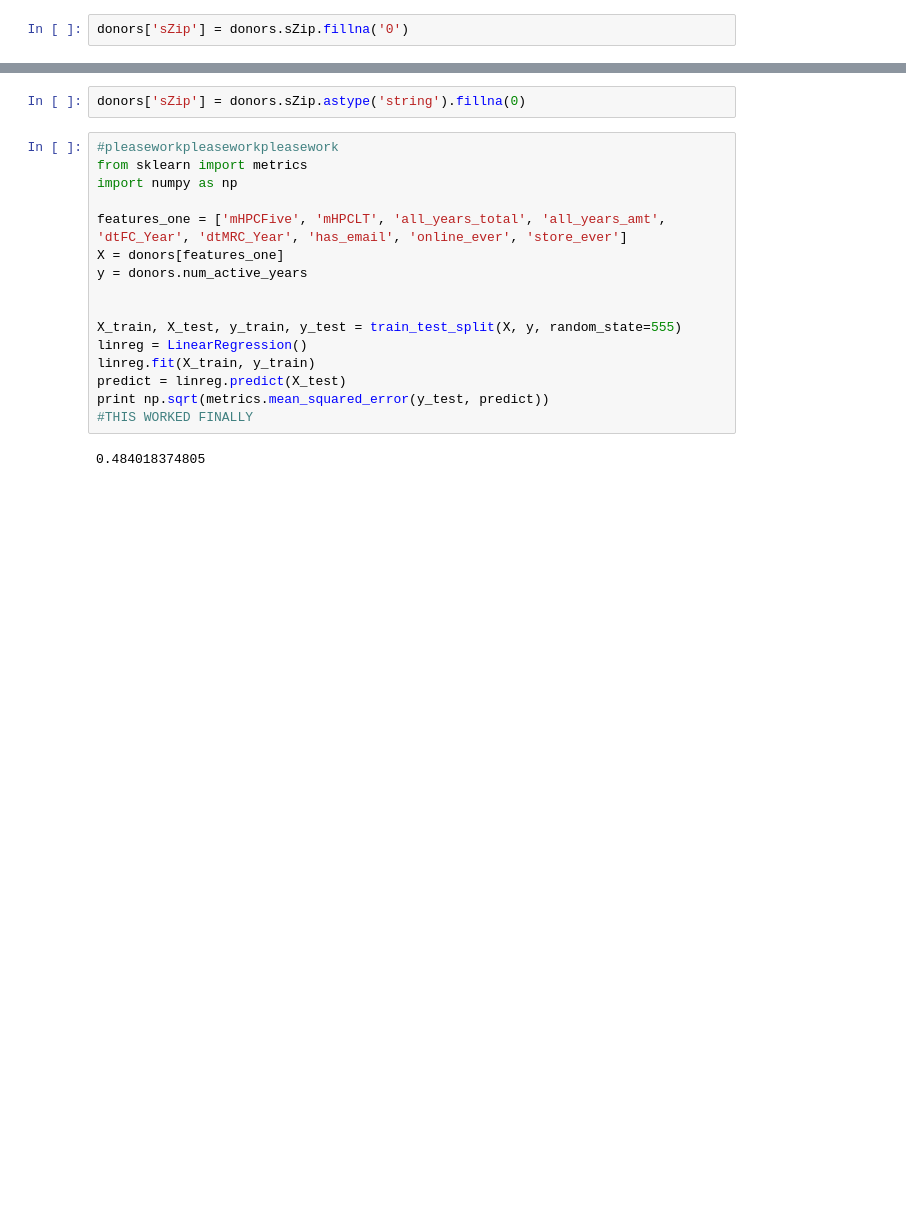
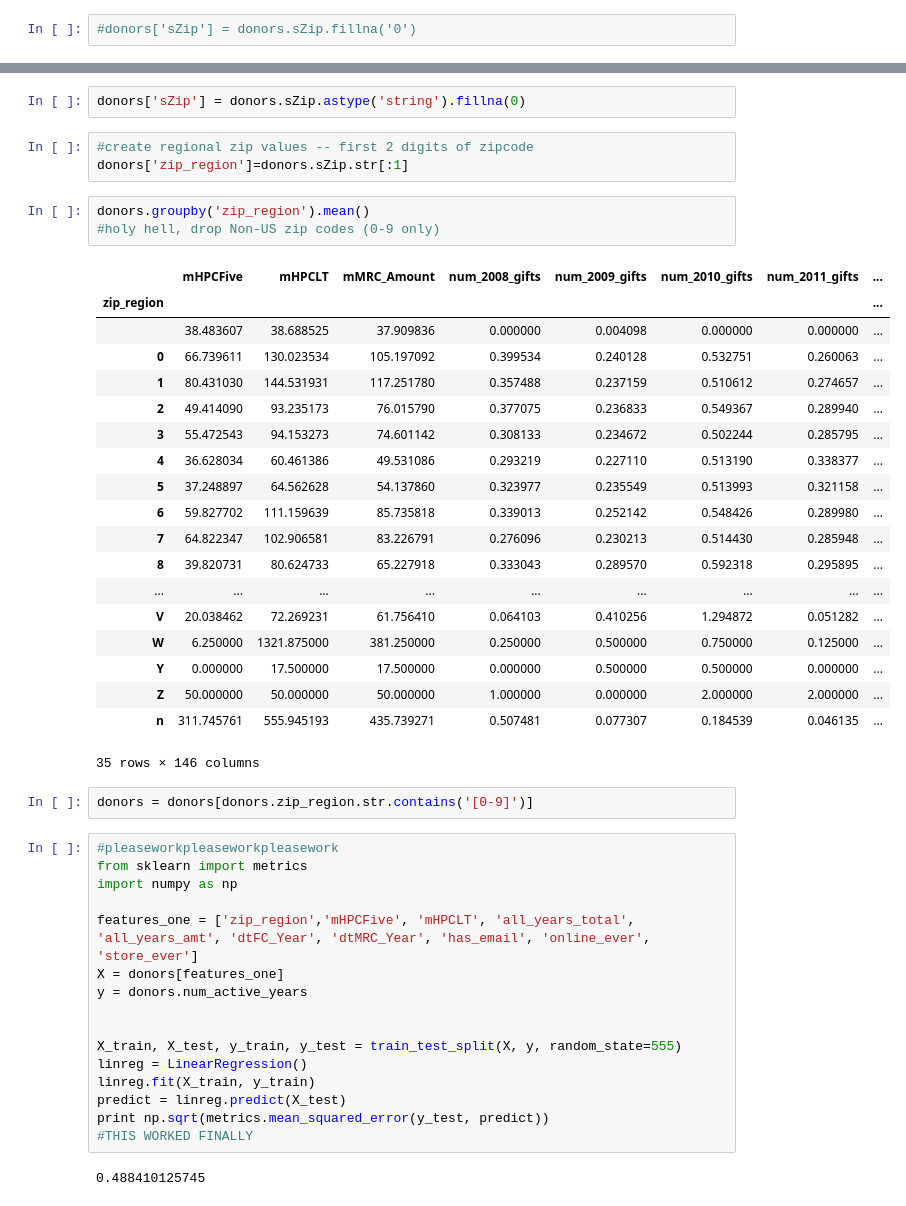
Before and after one commit to lizmeister321/DAT10_Final_Project, a Jupyter notebook: EE_Donor_Data_Creation.ipynb, the cells around one changed output, grey strips where cells are left out. Drawn from its saved outputs; the diff is of its cells as text; blank space fills up the shorter version.

```diff
--- a/EE_Donor_Data_Creation.ipynb
+++ b/EE_Donor_Data_Creation.ipynb
@@ -331,7 +338,7 @@ donors = donors[donors.sZip != 'V6G 1']
 donors = donors[donors.sZip != ' ']
 donors['sZip']=donors.sZip.str.replace(' ','')
 # %%
-donors['sZip'] = donors.sZip.fillna('0')
+#donors['sZip'] = donors.sZip.fillna('0')
 # %%
 donors[donors.sZip == '0']
 # %% [output]
@@ -368,12 +367,40 @@ store_ever            bool
 dtype: object
 # %%
 donors['sZip'] = donors.sZip.astype('string').fillna(0)
+# %%
+#create regional zip values -- first 2 digits of zipcode
+donors['zip_region']=donors.sZip.str[:1]
+# %%
+donors.groupby('zip_region').mean()
+#holy hell, drop Non-US zip codes (0-9 only)
+# %% [output]
+|  | mHPCFive | mHPCLT | mMRC_Amount | num_2008_gifts | num_2009_gifts | num_2010_gifts | num_2011_gifts | ... |
+| zip_region |  |  |  |  |  |  |  | ... |
+|  | 38.483607 | 38.688525 | 37.909836 | 0.000000 | 0.004098 | 0.000000 | 0.000000 | ... |
+| 0 | 66.739611 | 130.023534 | 105.197092 | 0.399534 | 0.240128 | 0.532751 | 0.260063 | ... |
+| 1 | 80.431030 | 144.531931 | 117.251780 | 0.357488 | 0.237159 | 0.510612 | 0.274657 | ... |
+| 2 | 49.414090 | 93.235173 | 76.015790 | 0.377075 | 0.236833 | 0.549367 | 0.289940 | ... |
+| 3 | 55.472543 | 94.153273 | 74.601142 | 0.308133 | 0.234672 | 0.502244 | 0.285795 | ... |
+| 4 | 36.628034 | 60.461386 | 49.531086 | 0.293219 | 0.227110 | 0.513190 | 0.338377 | ... |
+| 5 | 37.248897 | 64.562628 | 54.137860 | 0.323977 | 0.235549 | 0.513993 | 0.321158 | ... |
+| 6 | 59.827702 | 111.159639 | 85.735818 | 0.339013 | 0.252142 | 0.548426 | 0.289980 | ... |
+| 7 | 64.822347 | 102.906581 | 83.226791 | 0.276096 | 0.230213 | 0.514430 | 0.285948 | ... |
+| 8 | 39.820731 | 80.624733 | 65.227918 | 0.333043 | 0.289570 | 0.592318 | 0.295895 | ... |
+| ... | ... | ... | ... | ... | ... | ... | ... | ... |
+| V | 20.038462 | 72.269231 | 61.756410 | 0.064103 | 0.410256 | 1.294872 | 0.051282 | ... |
+| W | 6.250000 | 1321.875000 | 381.250000 | 0.250000 | 0.500000 | 0.750000 | 0.125000 | ... |
+| Y | 0.000000 | 17.500000 | 17.500000 | 0.000000 | 0.500000 | 0.500000 | 0.000000 | ... |
+| Z | 50.000000 | 50.000000 | 50.000000 | 1.000000 | 0.000000 | 2.000000 | 2.000000 | ... |
+| n | 311.745761 | 555.945193 | 435.739271 | 0.507481 | 0.077307 | 0.184539 | 0.046135 | ... |
+35 rows × 146 columns
+# %%
+donors = donors[donors.zip_region.str.contains('[0-9]')]
 # %%
 #pleaseworkpleaseworkpleasework
 from sklearn import metrics
 import numpy as np
 
-features_one = ['mHPCFive', 'mHPCLT', 'all_years_total', 'all_years_amt', 'dtFC_Year', 'dtMRC_Year', 'has_email', 'online_ever', 'store_ever']
+features_one = ['zip_region','mHPCFive', 'mHPCLT', 'all_years_total', 'all_years_amt', 'dtFC_Year', 'dtMRC_Year', 'has_email', 'online_ever', 'store_ever']
 X = donors[features_one]
 y = donors.num_active_years
 
@@ -385,4 +412,4 @@ predict = linreg.predict(X_test)
 print np.sqrt(metrics.mean_squared_error(y_test, predict))
 #THIS WORKED FINALLY
 # %% [output]
-0.484018374805
+0.488410125745
```
Also changed, not shown: parts of 35 cells of this notebook, 2 other files.
